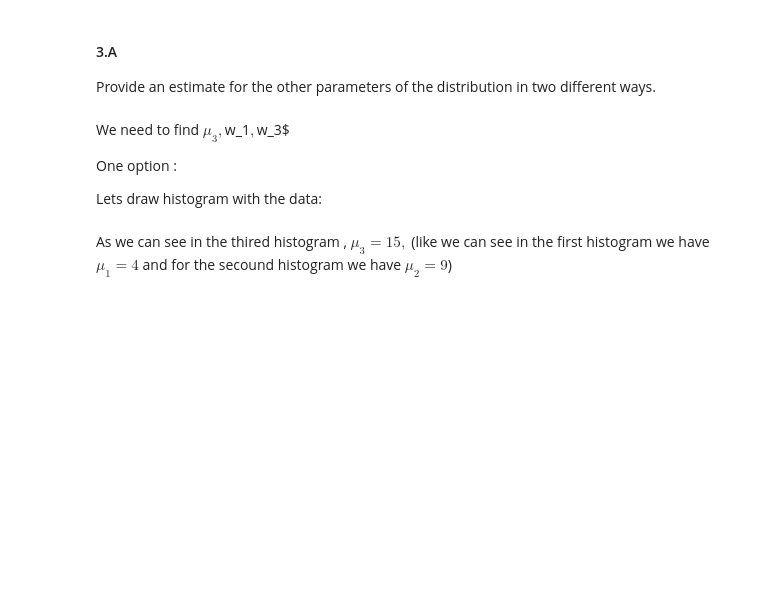
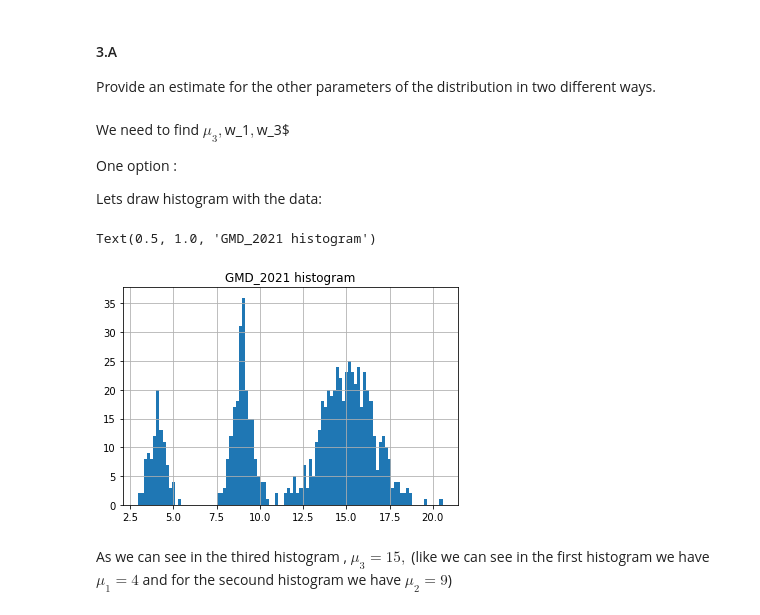
Before and after one commit to leeaz97/SatisticsIDC, a Jupyter notebook: SnDA_2021_HW2.ipynb, the cells around one changed output. Cells and saved outputs as stored; diff of their text form; code cells hidden in the pictures; blank space fills up the shorter version.

```diff
--- a/SnDA_2021_HW2.ipynb
+++ b/SnDA_2021_HW2.ipynb
@@ -215,8 +238,11 @@ One option :
 
 Lets draw histogram with the data:
 # %%
-GMD_df.hist(bins=100)
-plt.title('GMD_2021 histogram')
+# GMD_df.hist(bins=100)
+# plt.title('GMD_2021 histogram')
+# %% [output]
+Text(0.5, 1.0, 'GMD_2021 histogram')
+[figure, added]
 # %% [markdown]
 As we can see in the thired histogram , $\mu_{3}=15 , $ (like we can see in the first histogram we have $\mu_{1}=4$ and for the secound histogram we have $\mu_{2}=9$)
 # %% [markdown]
```
Also changed, not shown: parts of 25 cells of this notebook.
